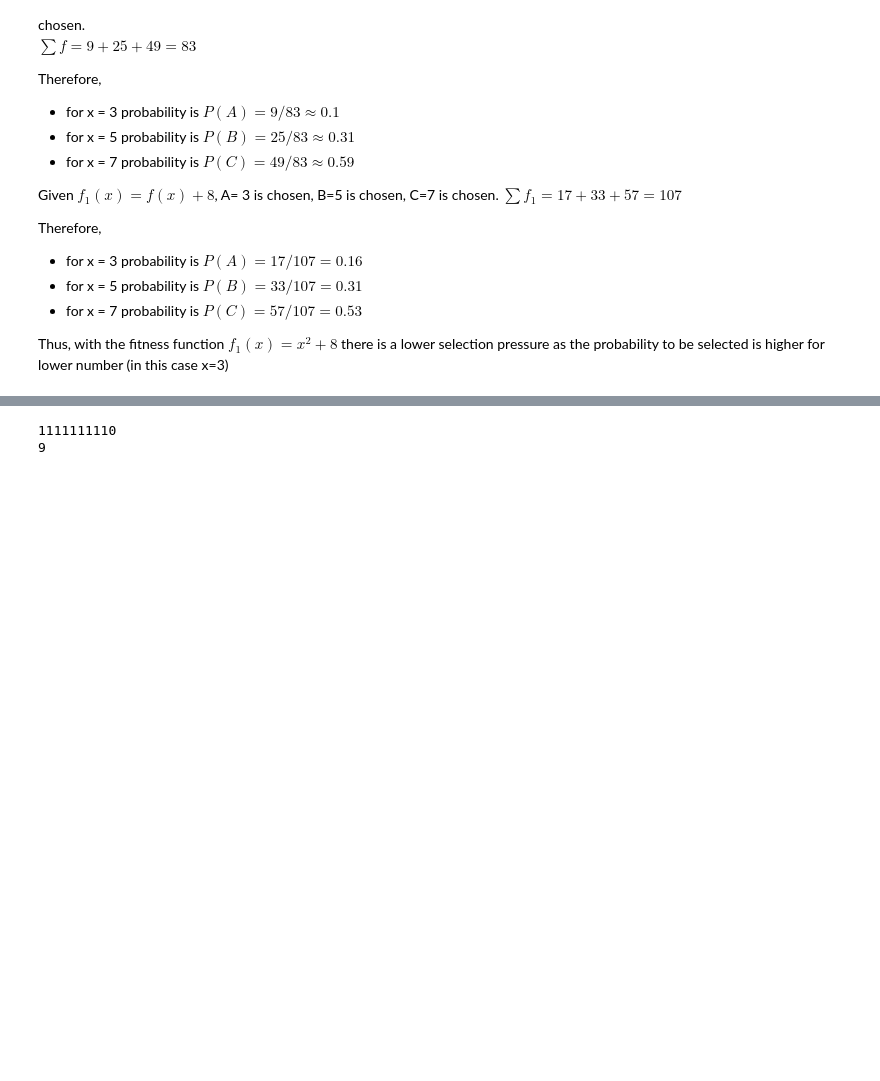
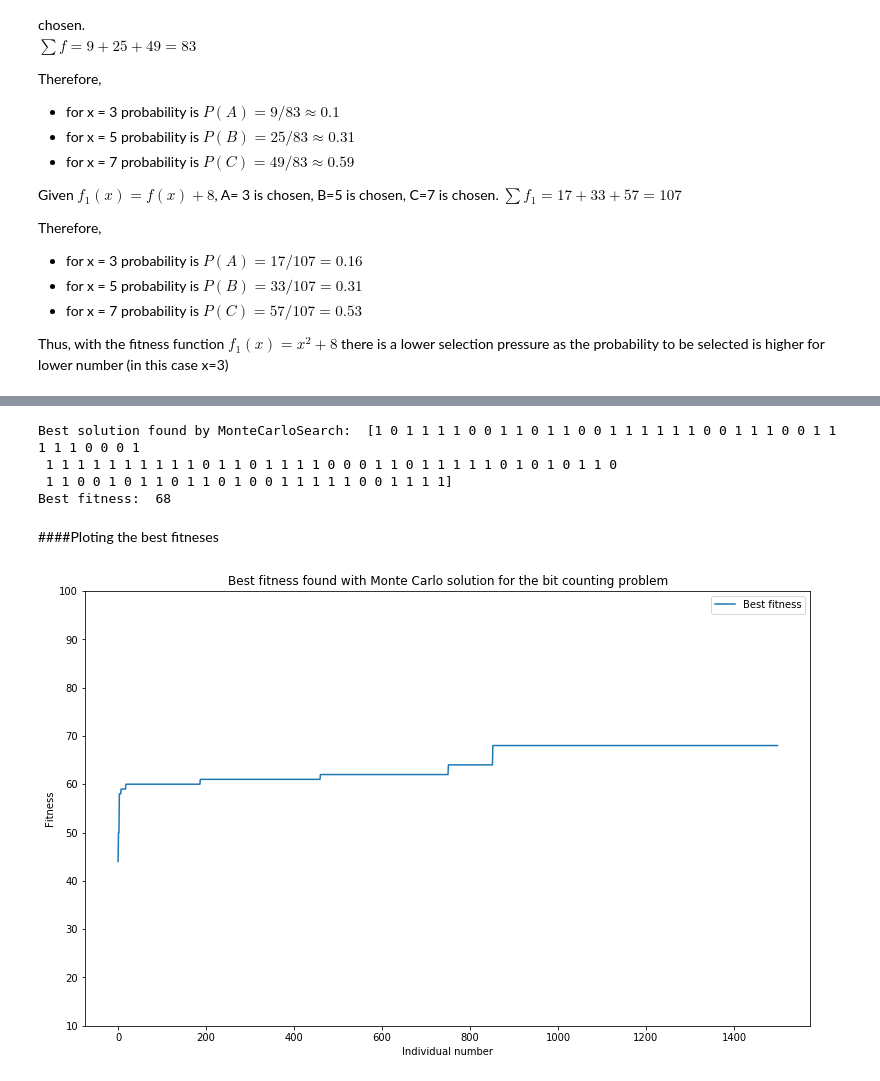
Before and after one commit to LucaParolo/NaturalComputingAssignments, a Jupyter notebook: Assignment 1/Exercises.ipynb, the cells around one changed output, grey strips where cells are left out. Drawn from its saved outputs; the diff is of its cells as text; code cells hidden in the pictures; blank space fills up the shorter version.

```diff
--- a/Assignment 1/Exercises.ipynb
+++ b/Assignment 1/Exercises.ipynb
@@ -81,25 +75,53 @@ iterations = 10
-# %%
-best = ''
-result = ''
-for i in range(1,iterations+1):
-    eval = ''
-
-    for z in range(1,n+1):
-        eval = eval + str(random.randint(0,1))
-    if eval.count('1') > best.count('1'):
-        result = result + str(i) + ';' + str(eval) + ';' + str(eval.count('1')) + '\n'
-        best = eval
-    else:
-        result = result + str(i) + ';' + str(best) + ';' + str(best.count('1')) + '\n'
-    if (eval.count('1') == n):
-        print (result)
-        print('Success!!')
-        break;
-print (best)
-print (best.count('1'))
-f = open('results_monte_carlo.csv', 'w+')
-f.write(str(result))
-f.close()
-# %% [output]
-1111111110
-9
+# %%
+# defining parameters
+n = 100
+iterations = 1500
+
+def counting_ones(sequence):
+    return sum(sequence)
+
+def generate_random_bit_sequence(n):
+    # creating a bit sequence with length n
+    sequence = np.random.randint(2, size=n)
+    return sequence
+
+def MonteCarloSearch(obj_func, n, iteration):
+    """Monte-Carlo search for binary problems works as follows.
+    (a) Start with a random bit sequence.
+    (b) If it is equal to the goal sequence then stop, otherwise repeat the process from step (a)."""
+    best_fitnesses=[]
+    best = ''
+    for i in range(0,iteration):
+        bitsequence = ''
+        bitsequence = generate_random_bit_sequence(n)
+        if obj_func(bitsequence) > obj_func(best):
+            #if count of 1's is more than the old ones, assign the bitsequence as best
+            best = bitsequence
+        best_fitnesses.append(obj_func(best))
+        if (obj_func(bitsequence) == n):
+            print (result)
+            print("Success!! Best fitness",best_fitness," found in individual number ",i )
+            break;
+    print ("Best solution found by MonteCarloSearch: ", best)
+    print ("Best fitness: ", obj_func(best))
+    return best_fitnesses
+# %%
+best_fitnesses = MonteCarloSearch(counting_ones, n, iterations)
+# %% [output]
+Best solution found by MonteCarloSearch:  [1 0 1 1 1 1 0 0 1 1 0 1 1 0 0 1 1 1 1 1 1 0 0 1 1 1 0 0 1 1 1 1 1 0 0 0 1
+ 1 1 1 1 1 1 1 1 1 1 0 1 1 0 1 1 1 1 0 0 0 1 1 0 1 1 1 1 1 0 1 0 1 0 1 1 0
+ 1 1 0 0 1 0 1 1 0 1 1 0 1 0 0 1 1 1 1 1 0 0 1 1 1 1]
+Best fitness:  68
+# %% [markdown]
+####Ploting the best fitneses
+# %%
+plt.figure(1,figsize=(13,8))
+plt.plot(best_fitnesses,label="Best fitness")
+plt.xlabel("Individual number")
+plt.ylabel("Fitness")
+plt.title("Best fitness found with Monte Carlo solution for the bit counting problem")
+plt.ylim(10, 100)
+plt.legend()
+plt.show()
+# %% [output]
+[figure, added]
```
Also changed, not shown: parts of 21 cells of this notebook.
